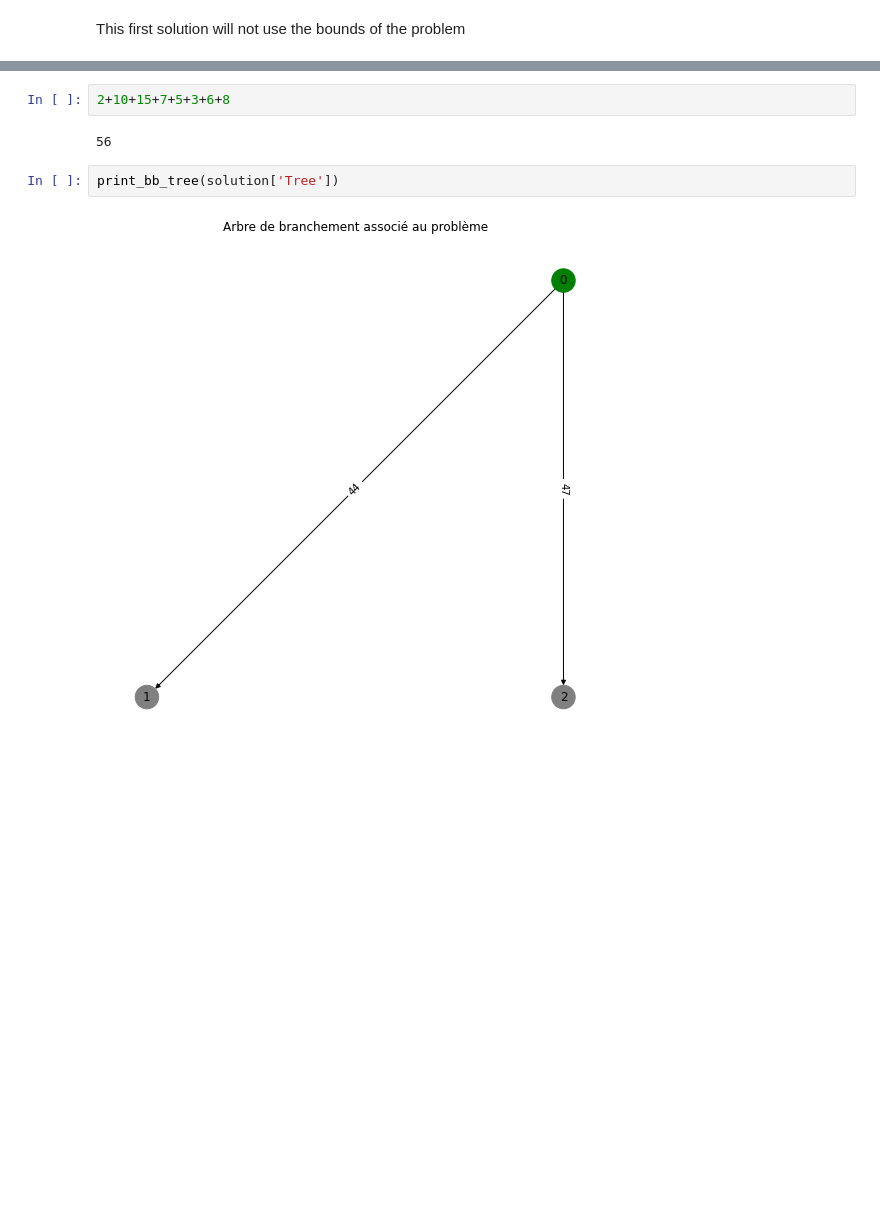
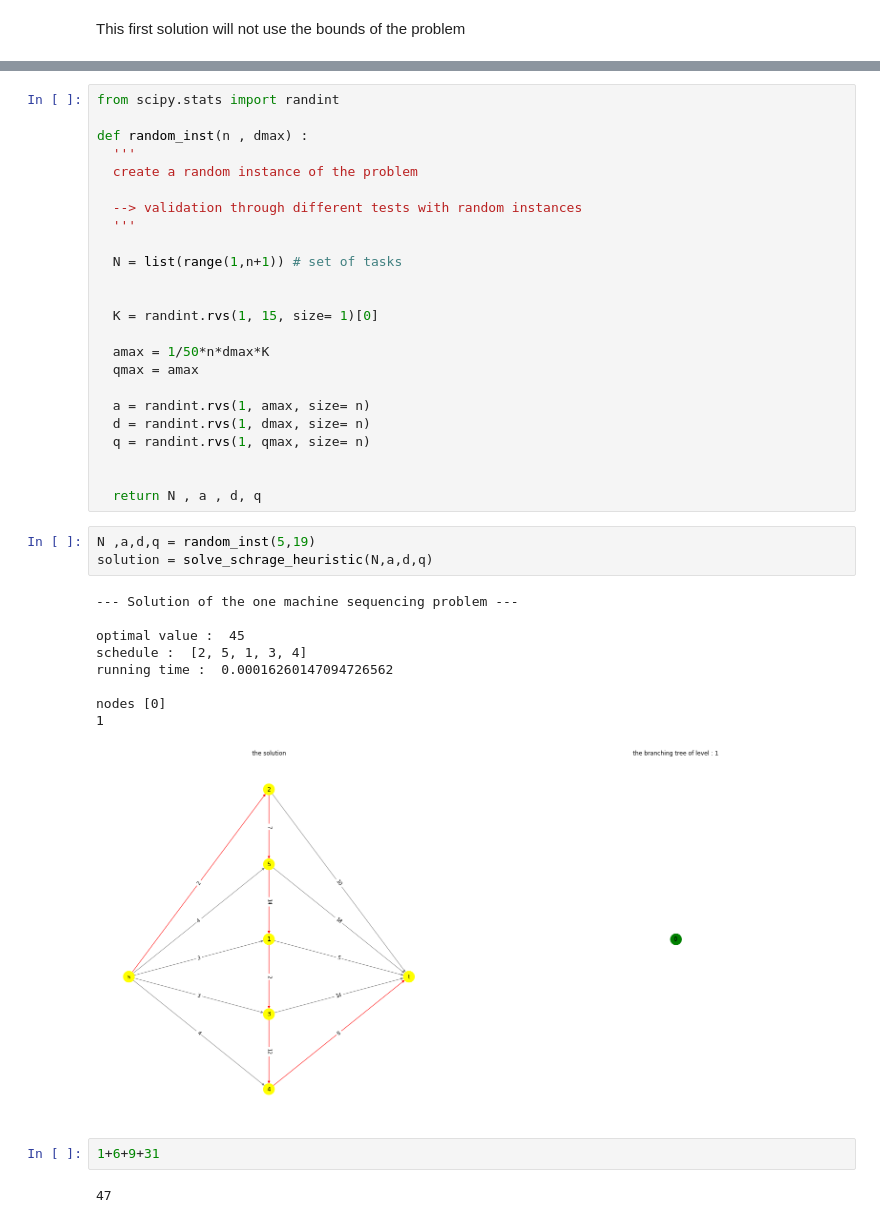
Before and after one commit to lolofo/ro_project_4gm, a Jupyter notebook: Node/prog_node.ipynb, the cells around one changed output, grey strips where cells are left out. Drawn from its saved outputs; the diff is of its cells as text; blank space fills up the shorter version.

```diff
--- a/Node/prog_node.ipynb
+++ b/Node/prog_node.ipynb
@@ -730,8 +779,41 @@ running time :  0.0011210441589355469
-# %%
-2+10+15+7+5+3+6+8
-# %% [output]
-56
-# %%
-print_bb_tree(solution['Tree'])
-# %% [output]
-[figure, removed]
+# %%
+from scipy.stats import randint
+
+def random_inst(n , dmax) :
+  '''
+  create a random instance of the problem
+
+  --> validation through different tests with random instances
+  '''
+
+  N = list(range(1,n+1)) # set of tasks
+
+
+  K = randint.rvs(1, 15, size= 1)[0]
+
+  amax = 1/50*n*dmax*K
+  qmax = amax
+
+  a = randint.rvs(1, amax, size= n)
+  d = randint.rvs(1, dmax, size= n)
+  q = randint.rvs(1, qmax, size= n)
+
+
+  return N , a , d, q
+# %%
+N ,a,d,q = random_inst(5,19)
+solution = solve_schrage_heuristic(N,a,d,q)
+# %% [output]
+--- Solution of the one machine sequencing problem ---
+
+optimal value :  45
+schedule :  [2, 5, 1, 3, 4]
+running time :  0.00016260147094726562
+
+nodes [0]
+1
+[figure, added]
+# %%
+1+6+9+31
+# %% [output]
+47
```
Also changed, not shown: parts of 25 cells of this notebook.
